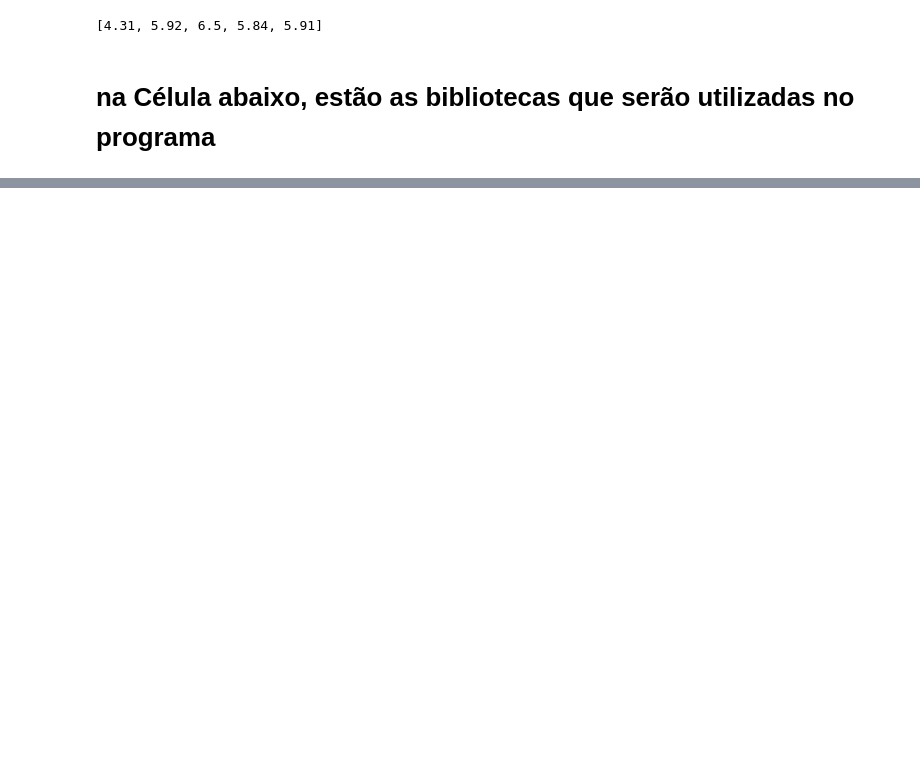
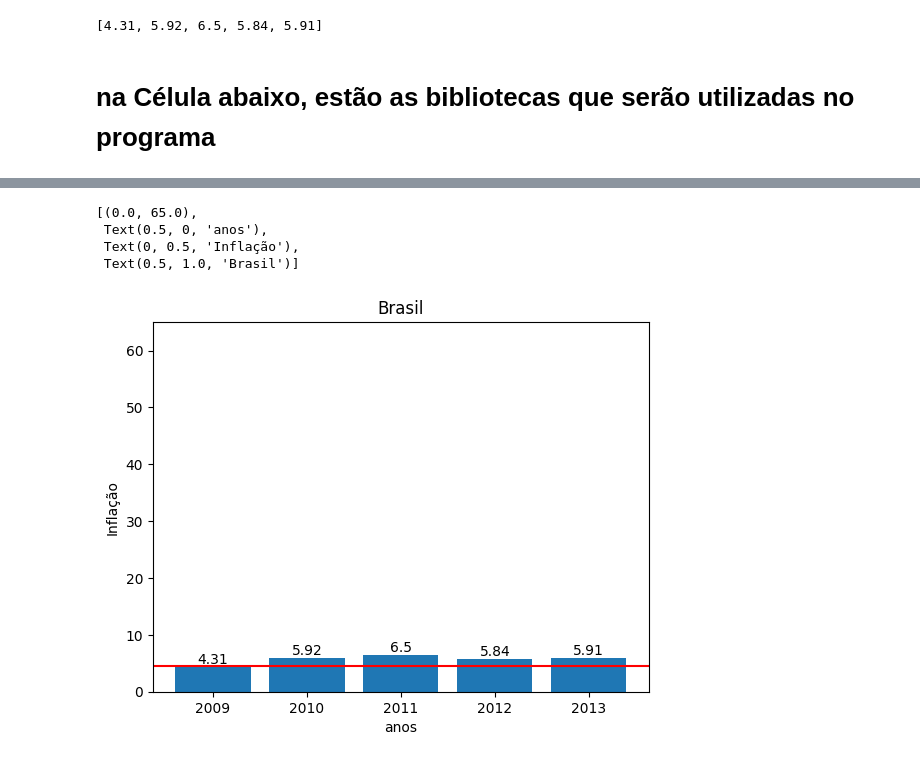
Before and after one commit to Linomc/ceasm, a Jupyter notebook: imagem_distorcoes_aula_estatistica.ipynb, the cells around one changed output, grey strips where cells are left out. Saved outputs shown, nothing was run; the diff lists cells and outputs as text; code cells hidden in the pictures; blank space fills up the shorter version.

```diff
--- a/imagem_distorcoes_aula_estatistica.ipynb
+++ b/imagem_distorcoes_aula_estatistica.ipynb
@@ -33,0 +41,12 @@ A média é 5.7
+# %%
+fig, ax = plt.subplots()
+grafico = ax.bar(brasil['serie'],brasil['inflacao'])
+ax.bar_label(grafico, label_type='edge')
+ax.axhline(4.5, color='red')
+ax.set(ylim=[0.0,65.0],xlabel='anos', ylabel='Inflação',title='Brasil')
+# %% [output]
+[(0.0, 65.0),
+ Text(0.5, 0, 'anos'),
+ Text(0, 0.5, 'Inflação'),
+ Text(0.5, 1.0, 'Brasil')]
+[figure, added]
```
Also changed, not shown: parts of 5 cells of this notebook.
